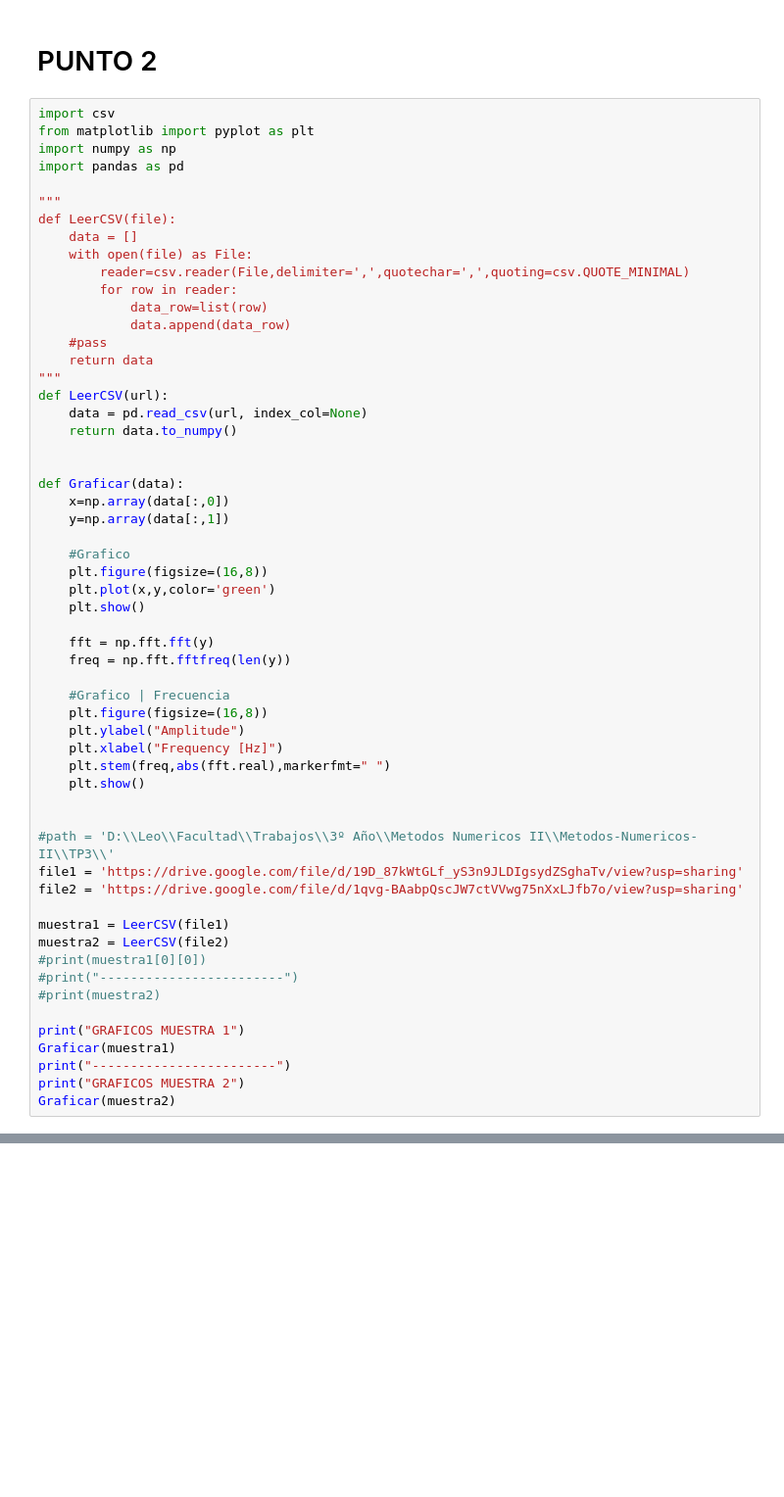
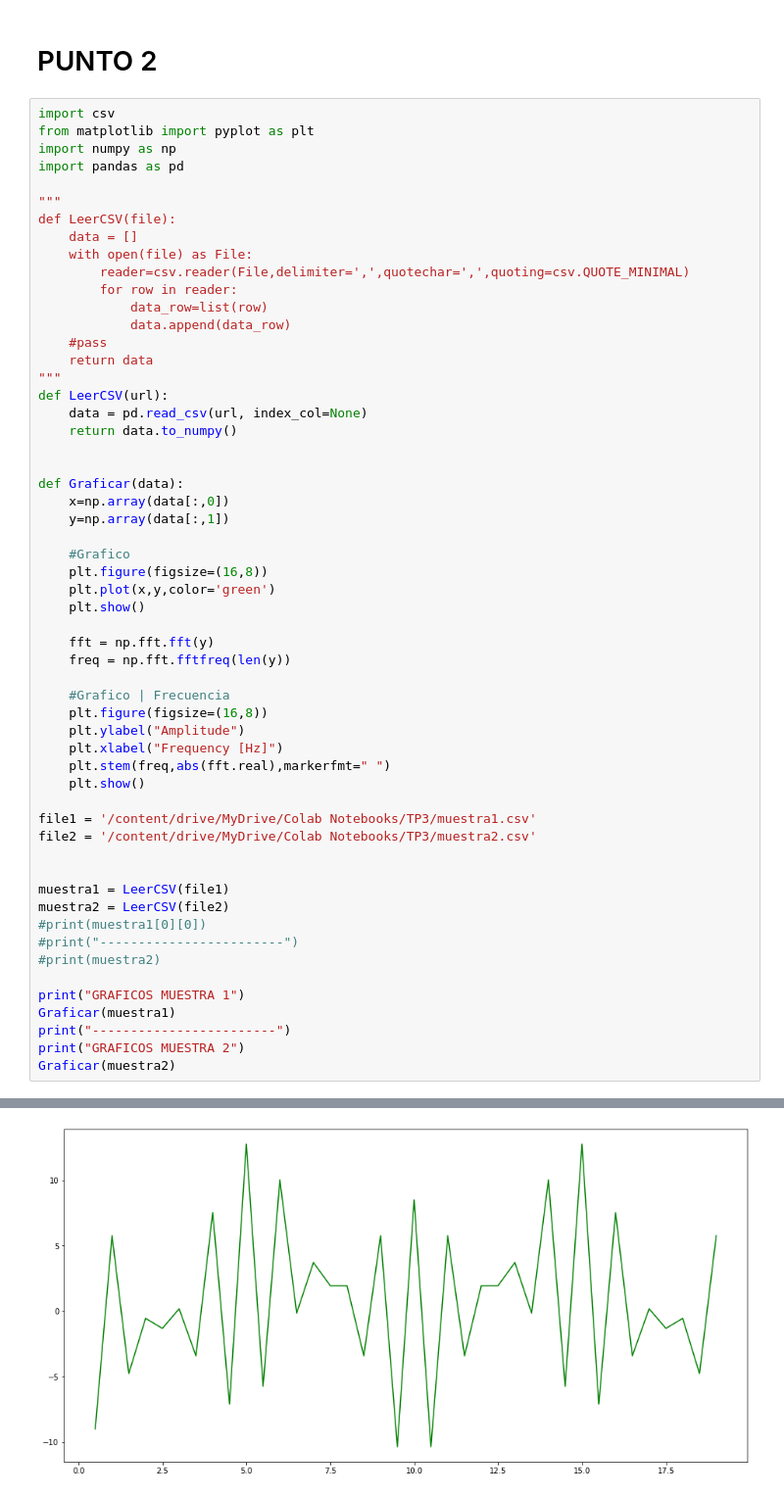
Before and after one commit to Leonel-H29/Facultad, a Jupyter notebook: TP3/TP3.ipynb, the cells around one changed output, grey strips where cells are left out. Shown: that part at 98% size. Cells and saved outputs as stored; diff of their text form; blank space fills up the shorter version.

```diff
--- a/TP3/TP3.ipynb
+++ b/TP3/TP3.ipynb
@@ -43,10 +43,9 @@ def Graficar(data):
     plt.stem(freq,abs(fft.real),markerfmt=" ")
     plt.show()
 
+file1 = '/content/drive/MyDrive/Colab Notebooks/TP3/muestra1.csv'
+file2 = '/content/drive/MyDrive/Colab Notebooks/TP3/muestra2.csv'
 
-#path = 'D:\\Leo\\Facultad\\Trabajos\\3º Año\\Metodos Numericos II\\Metodos-Numericos-II\\TP3\\'
-file1 = 'https://drive.google.com/file/d/19D_87kWtGLf_yS3n9JLDIgsydZSghaTv/view?usp=sharing'
-file2 = 'https://drive.google.com/file/d/1qvg-BAabpQscJW7ctVVwg75nXxLJfb7o/view?usp=sharing'
 
 muestra1 = LeerCSV(file1)
 muestra2 = LeerCSV(file2)
@@ -59,3 +58,4 @@ Graficar(muestra1)
 print("------------------------")
 print("GRAFICOS MUESTRA 2")
 Graficar(muestra2)
+# %% [output]
@@ -61,0 +63 @@ Graficar(muestra2)
+[figure, added]
```
Also changed, not shown: parts of 1 cell of this notebook.
